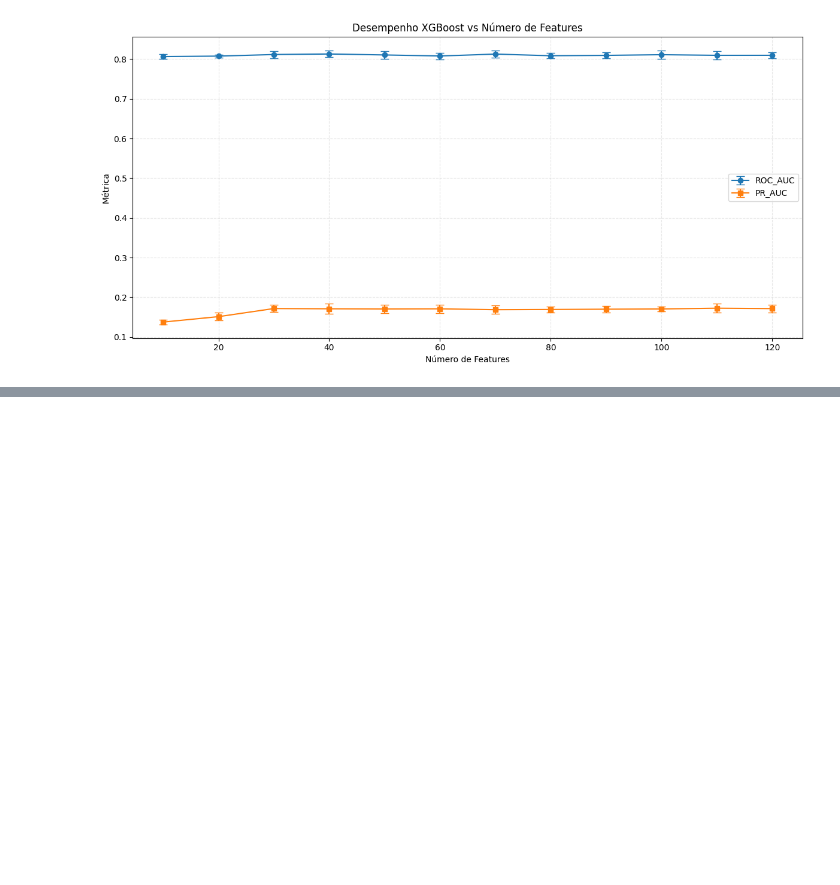
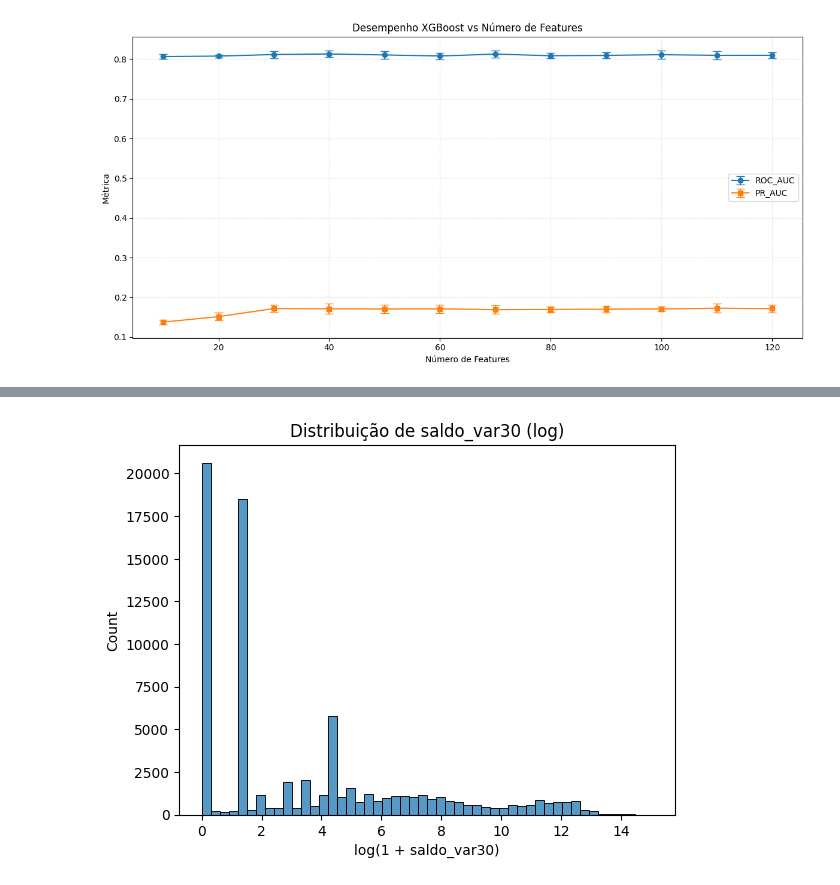
Before and after one commit to MMeloMateus/santander-customer-satisfaction, a Jupyter notebook: Santander_Customer_Satisfaction.ipynb, the cells around one changed output, grey strips where cells are left out. Saved outputs shown, nothing was run; the diff lists cells and outputs as text; code cells hidden in the pictures; blank space fills up the shorter version.

```diff
--- a/Santander_Customer_Satisfaction.ipynb
+++ b/Santander_Customer_Satisfaction.ipynb
@@ -1416,0 +1625,7 @@ Desvio PR_AUC: 0.0091
+# %%
+sns.histplot(np.log1p(X_t10['saldo_var30'].clip(lower=0)), bins=50)
+plt.title('Distribuição de saldo_var30 (log)')
+plt.xlabel('log(1 + saldo_var30)')
+plt.show()
+# %% [output]
+[figure, added]
```
Also changed, not shown: parts of 28 cells of this notebook.
